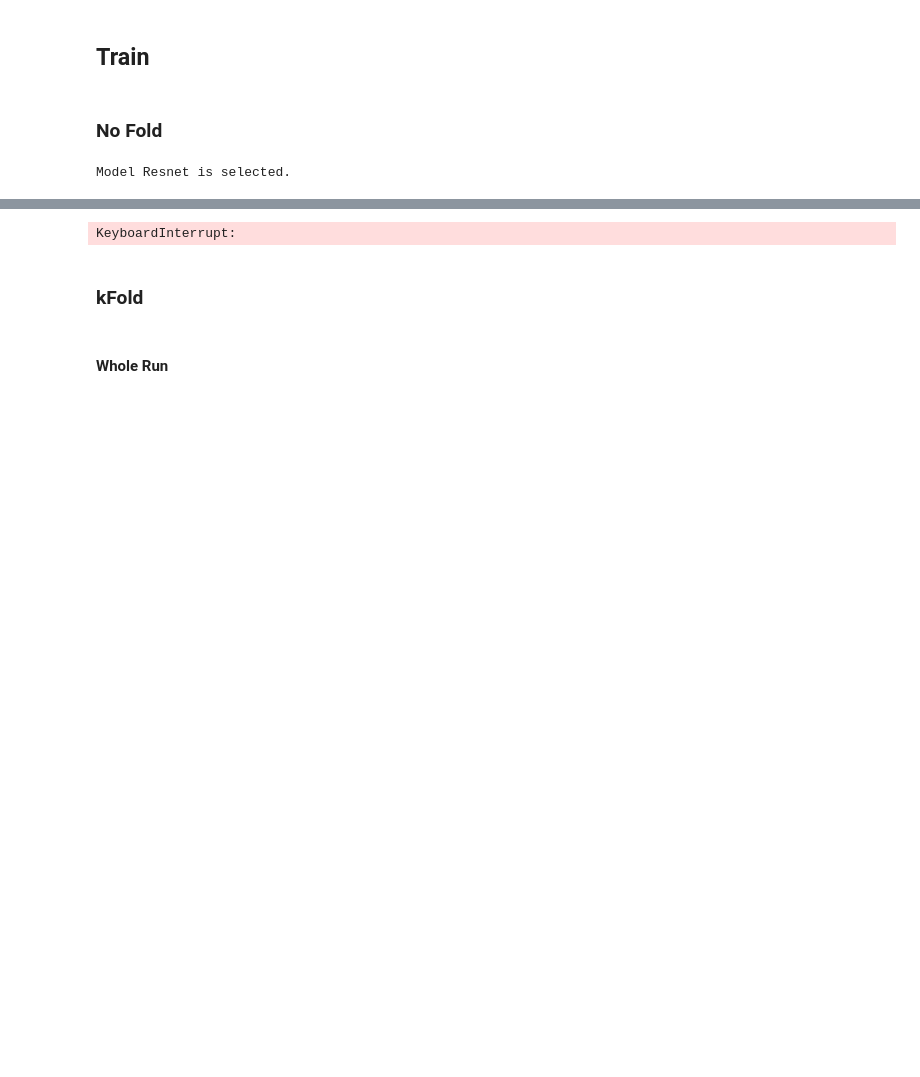
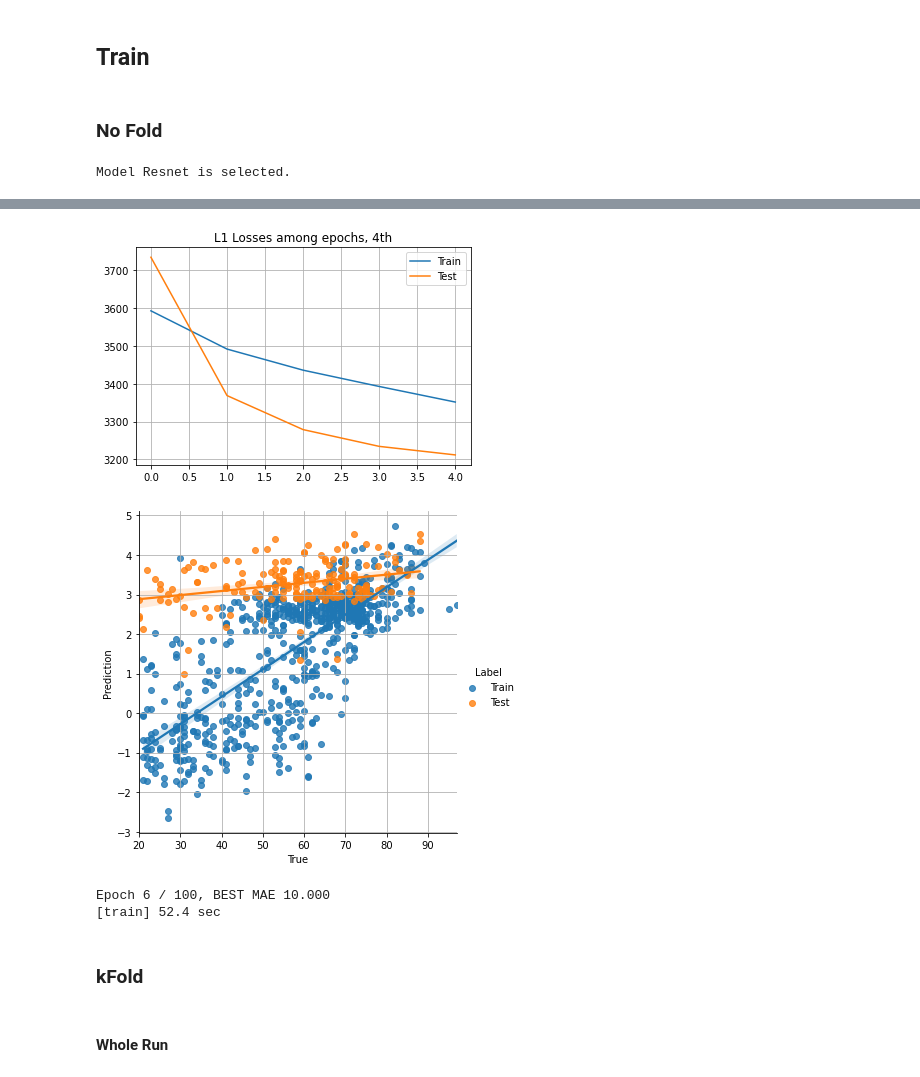
Before and after one commit to 1pha/brain-age-prediction, a Jupyter notebook: main.ipynb, the cells around one changed output, grey strips where cells are left out. Saved outputs shown, nothing was run; the diff lists cells and outputs as text; code cells hidden in the pictures; blank space fills up the shorter version.

```diff
--- a/main.ipynb
+++ b/main.ipynb
@@ -48,7 +48,7 @@ cfg = load_config()
 # %% [markdown]
 ## MLFlow Init
 # %%
-exp_name = '3dcnn_smri'
+exp_name = '3dcnn_smri_comparison_test'
 try:
     mlflow.create_experiment(name=exp_name)
 except:
@@ -66,17 +66,17 @@ for name, value in cfg.get_dict().items():
         params[name] = str(value)
 # %% [markdown]
 ## Tracking on Notion
+# %%
+cfg['notion']['use'] = True
 # %% [markdown]
 ### Load Preexisting page
 # %%
-cfg['notion']['use'] = False
 if cfg['notion']['use']:
     root, client = login(cfg['notion'])
     page = root.children[-1]
 # %% [markdown]
 ### Make New Page
 # %%
-cfg['notion']['use'] = False
 if cfg['notion']['use']:
 
     print(today())
@@ -85,9 +85,11 @@ if cfg['notion']['use']:
 
     toggle = page.children.add_new(ToggleBlock, title='Configuration')
 
+    print("Saving Configurations ...")
     for name, value in cfg.get_dict().items():
         if name not in ['notion']:
             txt = '**' + name + '** ' + str(value)
+            print(txt)
             toggle.children.add_new(BulletedListBlock, title=txt)
 
 #     fold_db = make_db(page, schema=cfg.schema)
@@ -110,7 +114,7 @@ Model Resnet is selected.
 # %%
 best_mae = cfg.best_mae
 fold = None
-db = make_db(page, schema=cfg.schema, title='Results') if cfg['notion']['use'] else None
+db = make_db(page, client=client, schema=cfg['notion']['no_fold_aug_schema'], title='Results') if cfg['notion']['use'] else None
 for e in range(cfg.epochs):
 
     start_time = time.time()
@@ -118,7 +122,7 @@ for e in range(cfg.epochs):
 
     cfg.test = False
     model, trn_dp, trn_res = train(model, optimizer, fn_lst, trn_dp, cfg, fold=fold)
-    model, aug_dp, aug_res = train(model, optimizer, fn_lst, aug_dp, cfg, fold=fold, augment=True)
+#     model, aug_dp, aug_res = train(model, optimizer, fn_lst, aug_dp, cfg, fold=fold, augment=True)
     cfg.test = True
     model, tst_dp, tst_res = eval(model, fn_lst, tst_dp, cfg, fold=fold)
     elapsed_time = round(time.time() - start_time, 3)
@@ -130,7 +134,7 @@ for e in range(cfg.epochs):
         save_checkpoint(cfg.get_dict(), model_name, is_best=True)
 
     df = pd.concat([make_df(trn_res, 'Train'),
-                    make_df(aug_res, 'Aug'),
+#                     make_df(aug_res, 'Aug'),
                     make_df(tst_res, 'Test')], ignore_index=True)
 
     trn_dp.corr.update(df[df['Label'] == 'Train'].corr().Prediction['True'])
@@ -140,10 +144,10 @@ for e in range(cfg.epochs):
 
     if e % 1 == 0:
         trn_dp.info('train')
-        aug_dp.info('augme')
+#         aug_dp.info('augme')
         tst_dp.info('test ')
 
-    if (e+1) % 5 == 0:
+    if e % 5 == 0:
         plt.title(f"L1 Losses among epochs, {e}th")
         plt.plot(list(trn_dp.loss), label='Train')
         plt.plot(list(tst_dp.loss), label='Test')
@@ -155,10 +159,10 @@ for e in range(cfg.epochs):
 
         if db:
             data = gather_data(e=e, time=elapsed_time, cfg=cfg,
-                               train=trn_dp, valid=tst_dp, aug=aug_dp)
+                               train=trn_dp, valid=tst_dp)
             write_db(db, data)
 
-    metrics = mlflow_data(time=elapsed_time, train=trn_dp, valid=tst_dp, aug=aug_dp)
+    metrics = mlflow_data(time=elapsed_time, train=trn_dp, valid=tst_dp)
     mlflow.log_metrics(metrics, e)
 
     torch.cuda.empty_cache()
@@ -180,4 +192,7 @@ Epoch 3 / 100, BEST MAE 10.000
+[figure, added]
+[figure, added]
-KeyboardInterrupt:
+Epoch 6 / 100, BEST MAE 10.000
+[train] 52.4 sec
 # %% [markdown]
 ### kFold
 # %%
```
Also changed, not shown: parts of 5 cells of this notebook, 1 other file.
